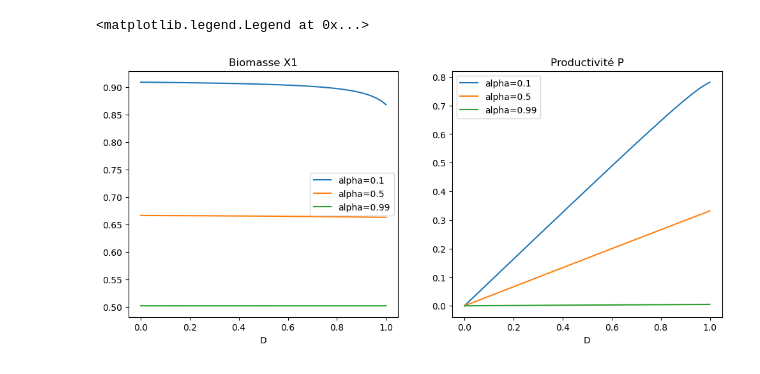
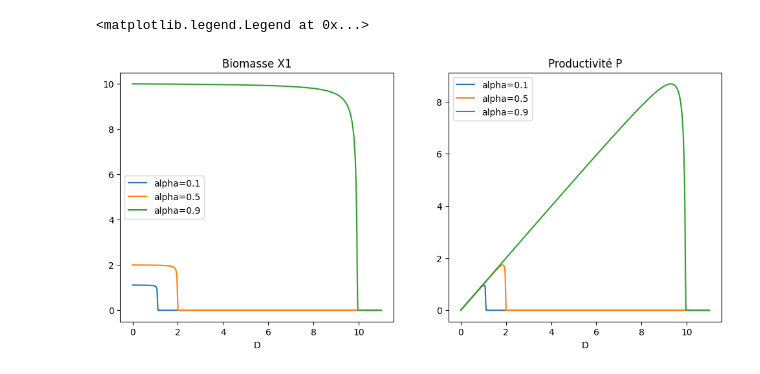
Before and after one commit to iremuluc03/Bioreactor-modeling-and-simulation-, a Jupyter notebook: Project 3 /Exercice_1.ipynb, the cells around one changed output. Drawn from its saved outputs; the diff is of its cells as text; code cells hidden in the pictures.

```diff
--- a/Project 3 /Exercice_1.ipynb
+++ b/Project 3 /Exercice_1.ipynb
@@ -6,42 +6,58 @@ import numpy as np
 import math as m
 from scipy.integrate import solve_ivp
 
-D = np.linspace(0, 1, 100)
-alpha = [0.1, 0.5, 0.99]
+
+## Paramètres ##
+
 C=2
 mu_max=1
 Y_xs=0.5
 F=1500
 S0=2
 Ks=0.01
 
+D = np.linspace(0.001, 11, 500)
+
+alpha_list = [0.1, 0.5, 0.9]
+
+
 fig, (ax1, ax2) = plt.subplots(1, 2, figsize=(12, 5))
 
-for a in alpha:
+for a in alpha_list:
+
     ## Calcul of D_max
     D_max=mu_max/(1+a*(1-C))
-    ## Calcul Cell concentration
-    mu=D*(1+a*(1-C))
+
+    ## Calcul S
 
     S=Ks*D*(1+a*(1-C))/(mu_max-D*(1+a*(1-C)))
 
-    X1=Y_xs*(S0-S)/(1-a*(1-C))
+    ## Calcul of Biomass X1
+
+    X1=Y_xs*(S0-S)/(1+a*(1-C))
+
     ## Calcul of Productivity
     X2=(1+a)*X1-a*C*X1
     P=X2*D
 
+    ## Masquage du washout pour les valeurs de D > D_max
+
+    mask= (D<D_max) & (S<S0)
+    X1_plot = np.where(mask, X1, 0)
+    P_plot = np.where(mask, P, 0)
+
     # On trace X1 sur le premier axe
-    ax1.plot(D, X1, label='alpha={}'.format(a))
+    ax1.plot(D, X1_plot, label='alpha={}'.format(a))
     # On trace P sur le second axe
-    ax2.plot(D, P, label='alpha={}'.format(a))
+    ax2.plot(D, P_plot, label='alpha={}'.format(a))
 
 ax1.set_title("Biomasse X1")
 ax1.set_xlabel("D")
 ax1.legend()
 
 ax2.set_title("Productivité P")
 ax2.set_xlabel("D")
 ax2.legend()
 # %% [output]
 <matplotlib.legend.Legend at 0x...>
-[figure, old version]
+[figure, new version]
```
Also changed, not shown: 2 other files.
